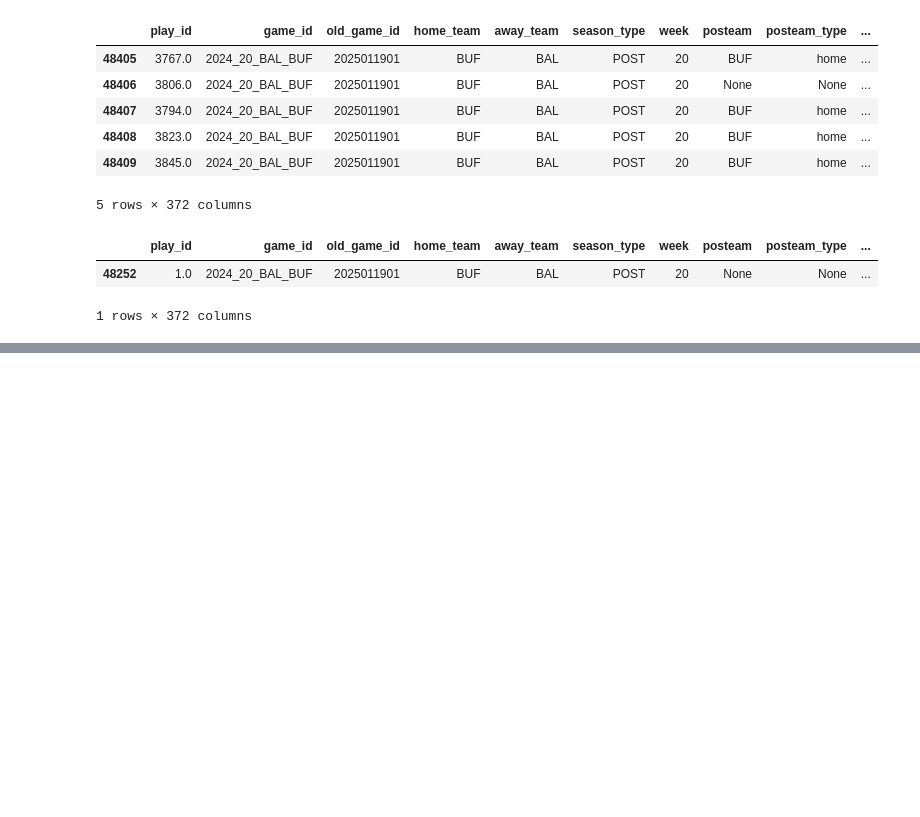
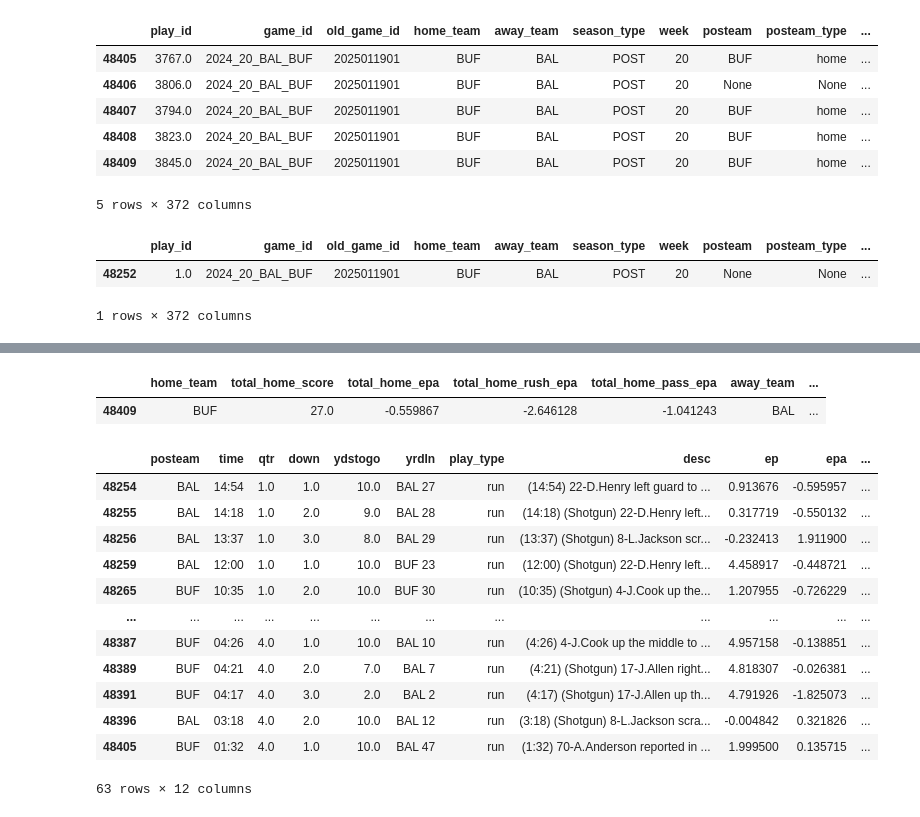
Before and after one commit to Biggels/NFL-Expected-Points, a Jupyter notebook: explore.ipynb, the cells around one changed output, grey strips where cells are left out. Cells and saved outputs as stored; diff of their text form; code cells hidden in the pictures; blank space fills up the shorter version.

```diff
--- a/explore.ipynb
+++ b/explore.ipynb
@@ -136,0 +311,21 @@ game.loc[[48403], ['play_id','time','down','ydstogo','yrdln','play_type','desc',
+# %%
+game.loc[game['desc']=='END GAME', ['home_team','total_home_score','total_home_epa','total_home_rush_epa','total_home_pass_epa','away_team','total_away_score','total_away_epa','total_away_rush_epa','total_away_pass_epa']]
+# %% [output]
+|  | home_team | total_home_score | total_home_epa | total_home_rush_epa | total_home_pass_epa | away_team | ... |
+| 48409 | BUF | 27.0 | -0.559867 | -2.646128 | -1.041243 | BAL | ... |
+# %%
+game.loc[game['play_type']=='run', ['posteam','time','qtr','down','ydstogo','yrdln','play_type','desc','ep','epa','total_home_epa','total_away_epa']]
+# %% [output]
+|  | posteam | time | qtr | down | ydstogo | yrdln | play_type | desc | ep | epa | ... |
+| 48254 | BAL | 14:54 | 1.0 | 1.0 | 10.0 | BAL 27 | run | (14:54) 22-D.Henry left guard to ... | 0.913676 | -0.595957 | ... |
+| 48255 | BAL | 14:18 | 1.0 | 2.0 | 9.0 | BAL 28 | run | (14:18) (Shotgun) 22-D.Henry left... | 0.317719 | -0.550132 | ... |
+| 48256 | BAL | 13:37 | 1.0 | 3.0 | 8.0 | BAL 29 | run | (13:37) (Shotgun) 8-L.Jackson scr... | -0.232413 | 1.911900 | ... |
+| 48259 | BAL | 12:00 | 1.0 | 1.0 | 10.0 | BUF 23 | run | (12:00) (Shotgun) 22-D.Henry left... | 4.458917 | -0.448721 | ... |
+| 48265 | BUF | 10:35 | 1.0 | 2.0 | 10.0 | BUF 30 | run | (10:35) (Shotgun) 4-J.Cook up the... | 1.207955 | -0.726229 | ... |
+| ... | ... | ... | ... | ... | ... | ... | ... | ... | ... | ... | ... |
+| 48387 | BUF | 04:26 | 4.0 | 1.0 | 10.0 | BAL 10 | run | (4:26) 4-J.Cook up the middle to ... | 4.957158 | -0.138851 | ... |
+| 48389 | BUF | 04:21 | 4.0 | 2.0 | 7.0 | BAL 7 | run | (4:21) (Shotgun) 17-J.Allen right... | 4.818307 | -0.026381 | ... |
+| 48391 | BUF | 04:17 | 4.0 | 3.0 | 2.0 | BAL 2 | run | (4:17) (Shotgun) 17-J.Allen up th... | 4.791926 | -1.825073 | ... |
+| 48396 | BAL | 03:18 | 4.0 | 2.0 | 10.0 | BAL 12 | run | (3:18) (Shotgun) 8-L.Jackson scra... | -0.004842 | 0.321826 | ... |
+| 48405 | BUF | 01:32 | 4.0 | 1.0 | 10.0 | BAL 47 | run | (1:32) 70-A.Anderson reported in ... | 1.999500 | 0.135715 | ... |
+63 rows × 12 columns
```
Also changed, not shown: parts of 19 cells of this notebook.
